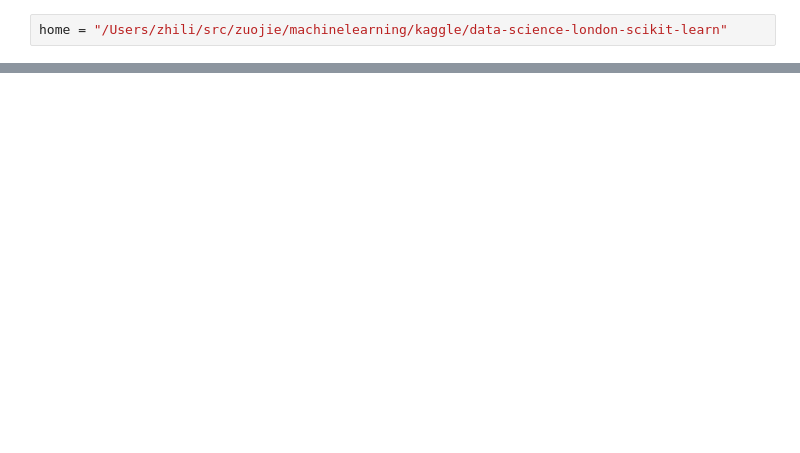
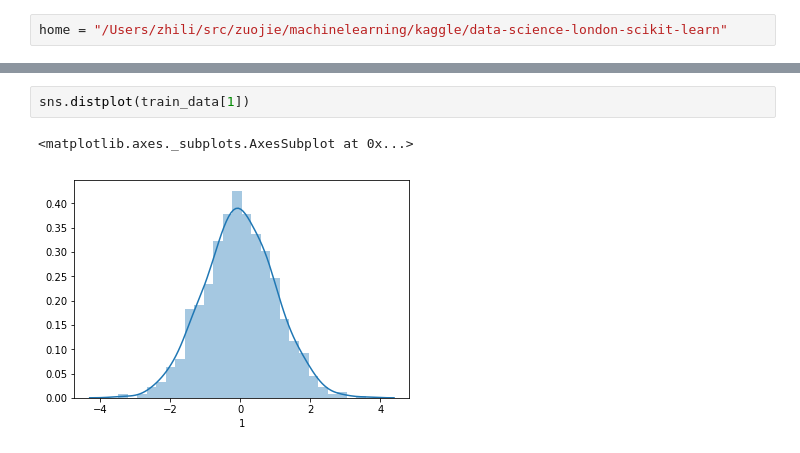
Before and after one commit to jayzo/machinelearning, a Jupyter notebook: kaggle/data-science-london-scikit-learn/predict.ipynb, the cells around one changed output, grey strips where cells are left out. Drawn from its saved outputs; the diff is of its cells as text; blank space fills up the shorter version.

```diff
--- a/kaggle/data-science-london-scikit-learn/predict.ipynb
+++ b/kaggle/data-science-london-scikit-learn/predict.ipynb
@@ -2,0 +44,5 @@ home = "/Users/zhili/src/zuojie/machinelearning/kaggle/data-science-london-sciki
+# %%
+sns.distplot(train_data[1])
+# %% [output]
+<matplotlib.axes._subplots.AxesSubplot at 0x...>
+[figure, added]
```
Also changed, not shown: parts of 39 cells of this notebook, 3 other files.
